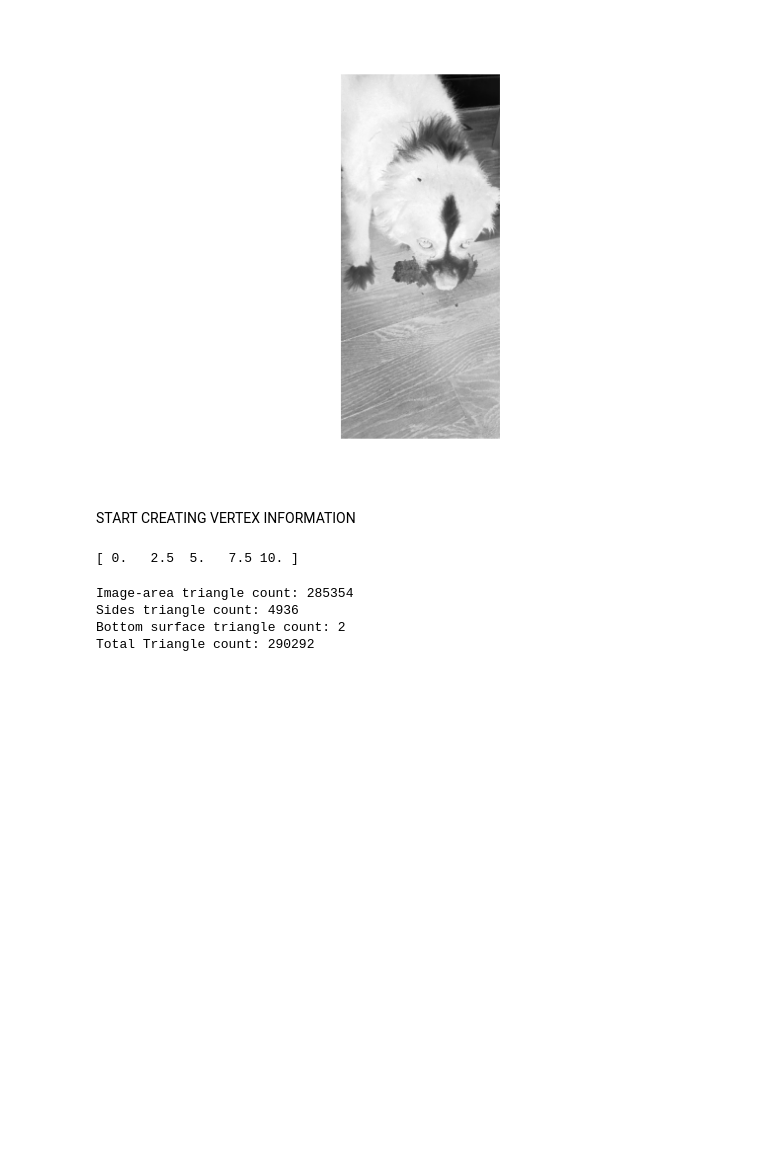
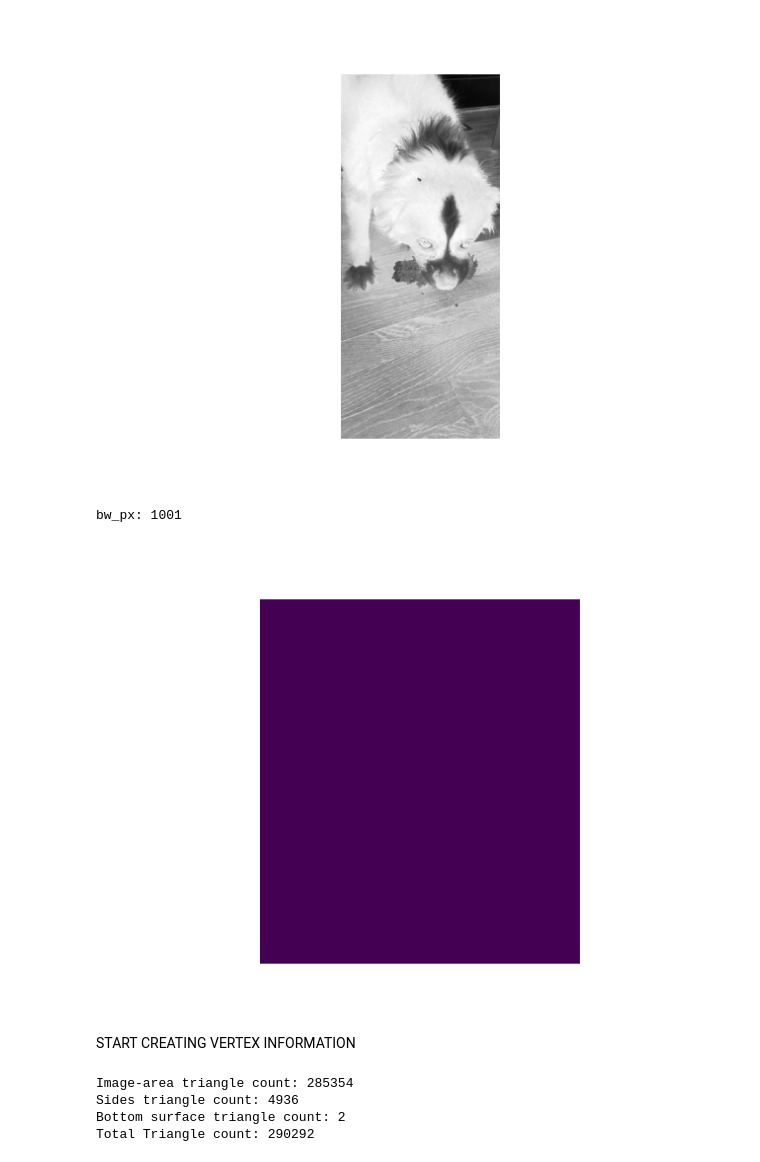
Before and after one commit to edgrant3/im2stl, a Jupyter notebook: rgb23D.ipynb, the cells around one changed output. Drawn from its saved outputs; the diff is of its cells as text; code cells hidden in the pictures; blank space fills up the shorter version.

```diff
--- a/rgb23D.ipynb
+++ b/rgb23D.ipynb
@@ -14,12 +66,38 @@ from utils import STL_Tri, \
 # %%
-a = np.ones((3, 4))
-c = np.pad(a, pad_width=1, mode='constant')
+def create_masked_lithophane_image(image_thick):
+    # Create border convolution kernel
+    border_kernel = create_border_kernel()
+    bk_size = border_kernel.shape[0]
+    half_bk = bk_size // 2
 
-print(a)
-print(c)
+    mask = np.zeros_like(image_thick, dtype=np.uint8)
+    border_depth_mm = 2.0
 
+    # image_thick = np.pad(image_thick, pad_width=bk_size, mode='constant')
+    # Expand thickness image dimensions to support convolution and leave blank for now & stamp in data later after border
+    image_thick_new = np.zeros((2 * bk_size + image_thick.shape[0], 2 * bk_size + image_thick.shape[1]))
+    border_mask = np.pad(mask, pad_width=bk_size, mode='constant')
+    border_mask_doublepad = np.pad(mask, pad_width=bk_size, mode='constant')
+    final_mask  = copy.deepcopy(border_mask)
 
-b = np.stack(np.where(a))
-for i in range(b.shape[1]):
-    y, x = b[:,i]
-    print(x, y)
+    border_search_space = np.zeros(border_mask.shape)
+    border_search_space[bk_size:(bk_size + image_thick.shape[0]), bk_size:(bk_size + image_thick.shape[1])] = 1
+    border_search_space *= (border_mask == 0)
+
+    # Compute border mask via convolution of border kernel on self.mask
+    # negative_space_indices = np.stack(np.where(border_mask == 0))
+    search_space_indices = np.stack(np.where(border_search_space))
+    for i in range(search_space_indices.shape[1]):
+        y, x = search_space_indices[:,i]
+        conv = border_kernel * border_mask_doublepad[(y - half_bk):(y + half_bk + 1),
+                                                     (x - half_bk):(x + half_bk + 1)]
+        border_mask[y,x] = int(np.any(conv))
+
+    # Where border mask = True in expanded image = border height
+    image_thick_new[border_mask == 1] = border_depth_mm
+
+    # Where original mask = True in expanded image = thickness image
+    image_thick_new[(bk_size):(bk_size + image_thick.shape[0]), (bk_size):(bk_size + image_thick.shape[1])]
+
+    # Return border mask (so gradient can be computed later) and new lithophane image
+    return image_thick_new, border_mask, final_mask
@@ -149,6 +169,12 @@ possible range: 0.32mm - 2.88mm
 value range: 0.6713725490196077mm - 2.88mm
 [figure]
 [figure]
+# %%
+new_img_thk, _, _ = create_masked_lithophane_image(img_thk)
+show_img(new_img_thk)
+# %% [output]
+bw_px: 1001
+[figure, added]
 # %% [markdown]
 START CREATING VERTEX INFORMATION
 # %%
@@ -162,15 +188,6 @@ verts = np.zeros((H * W, 3), dtype=np.float32)
 verts[:,0] = X
 verts[:,1] = Y
 verts[:,2] = img_thk.flatten()
-# %%
-import numpy as np
-
-remap_max = 10.0
-max = 5.0
-a = np.arange(0,max)
-print(a / (max - 1) * remap_max)
-# %% [output]
-[ 0.   2.5  5.   7.5 10. ]
 # %%
 # COMPUTE NUMBER OF TRIANGLES TO BE IN MESH
 num_tri_img = 2 * (H - 1) * (W - 1) # number of triangle in picture mesh
```
Also changed, not shown: parts of 9 cells of this notebook, 2 other files.
